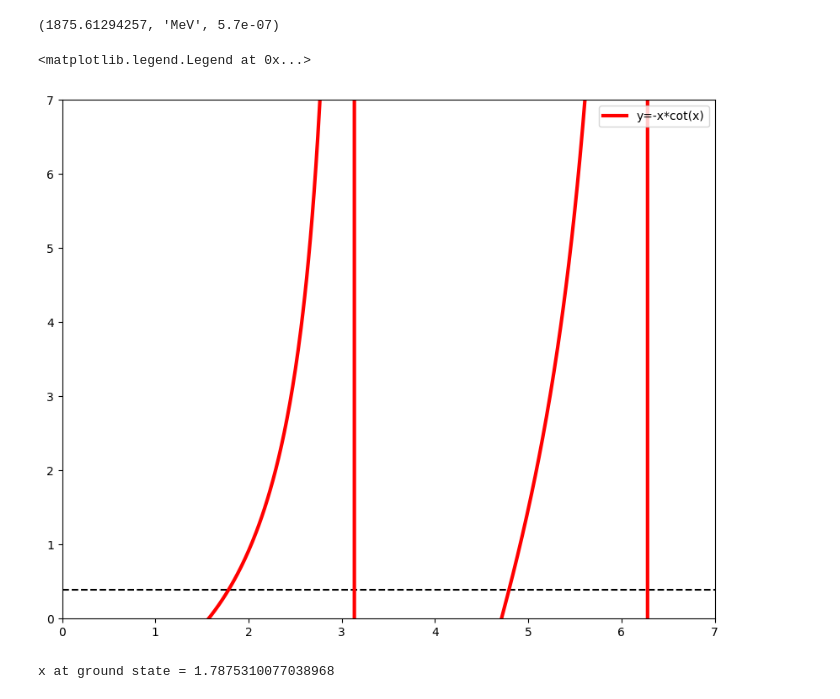
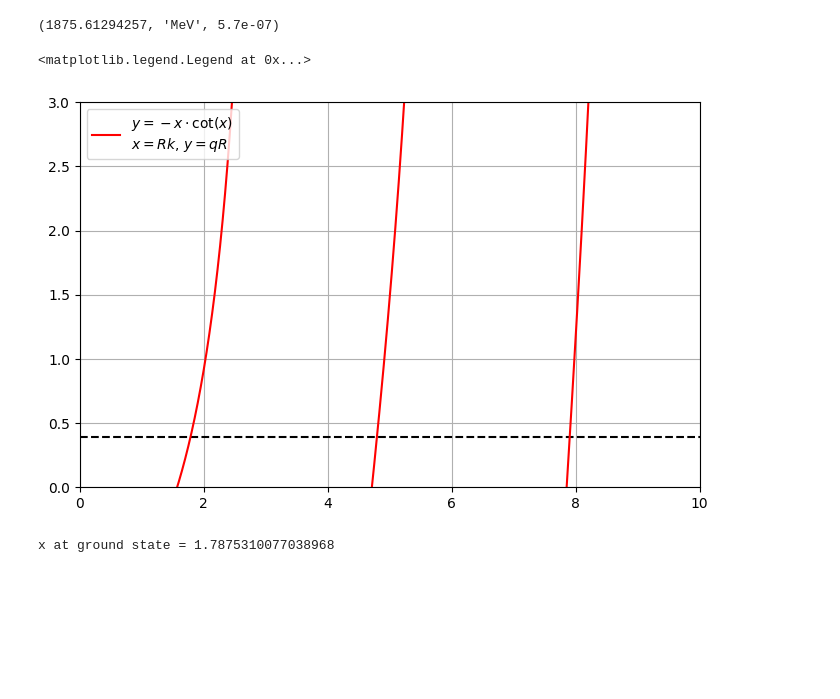
Before and after one commit to mariaheisel99/Studies, a Jupyter notebook: Nuclear_II/exercises.ipynb, the cells around one changed output. Cells and saved outputs as stored; diff of their text form; code cells hidden in the pictures; blank space fills up the shorter version.

```diff
--- a/Nuclear_II/exercises.ipynb
+++ b/Nuclear_II/exercises.ipynb
@@ -280,31 +281,31 @@ m
 # %% [output]
 (1875.61294257, 'MeV', 5.7e-07)
 # %%
-plt.figure(figsize=(10,8))
+plt.figure(figsize=(8,5))
 R = 1.7
-a = 2*m[0]*v0*R**2/hbarc**2
-x = np.linspace(0, 10, 1000)
+x = np.linspace(0, 10, 100000)
 y1 = -x*(1/np.tan(x))
+y1[:-1][np.diff(y1) < 0] = np.nan
 # a = np.array([np.pi/4, np.pi/2, 3/4*np.pi, np.pi,np.pi*5/4,np.pi*3/2,7/4*np.pi,np.pi*2])
 # rs = np.array([r'$\pi/4$',r'$\pi/2$',r'$3\pi/4$',r'$\pi$',r'$5\pi/4$',r'$3\pi/2$',r'$7\pi/4$',r'$2\pi$'])
 # colors = ['b','g','y','k','r','m','c','orange']
 # for aes, colors,name in zip(a, colors,rs):
 #     y2 = np.sqrt(-x**2+aes**2)
 #     # plt.plot(x,y2, ls = 'dashed', c = colors, label = f'a = {name}',lw = 2)
 #     plt.plot(x,y2, ls = 'dashed', c='k')
 #     plt.annotate(f'a = {name}',(x[5],y2[5]),textcoords="offset points", xytext=(-3,5))
 ed = 2.225 #MeV
 y=np.sqrt(2*(mp/2)/hbarc**2*ed)*R
-plt.hlines(y,0,7, ls = 'dashed', color = 'k')
-plt.plot(x,y1, ls= 'solid', c = 'r', label = 'y=-x*cot(x)',lw = 3)
+plt.hlines(y,0,10, ls = 'dashed', color = 'k')
+plt.plot(x,y1, ls= 'solid', c = 'r', label = r'$y=-x\cdot \cot(x)$'+'\n'+r'$x = Rk$, $y = qR$')
 # plt.plot(x,y2)
-plt.ylim(0,7)
-plt.xlim(0,7)
-
-plt.legend(loc = 'upper right')
+plt.ylim(0,3)
+plt.xlim(0,10)
+plt.grid()
+plt.legend(loc = 'upper left')
 # %% [output]
 <matplotlib.legend.Legend at 0x...>
-[figure, old version]
+[figure, new version]
 # %%
 from scipy.optimize import fsolve
 import scipy.optimize as so
```
Also changed, not shown: parts of 11 cells of this notebook.
